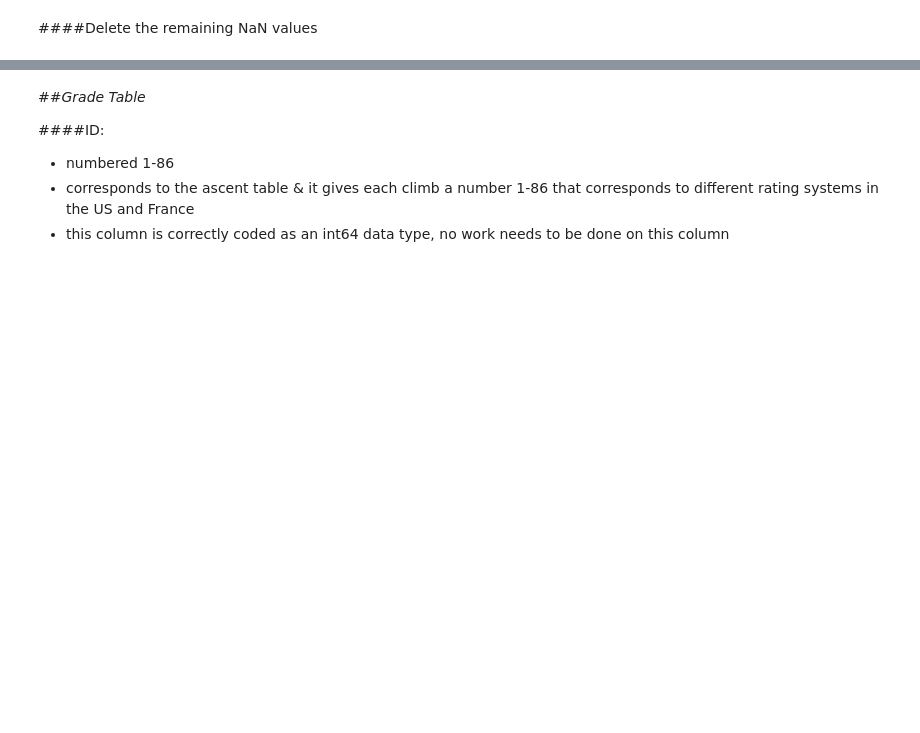
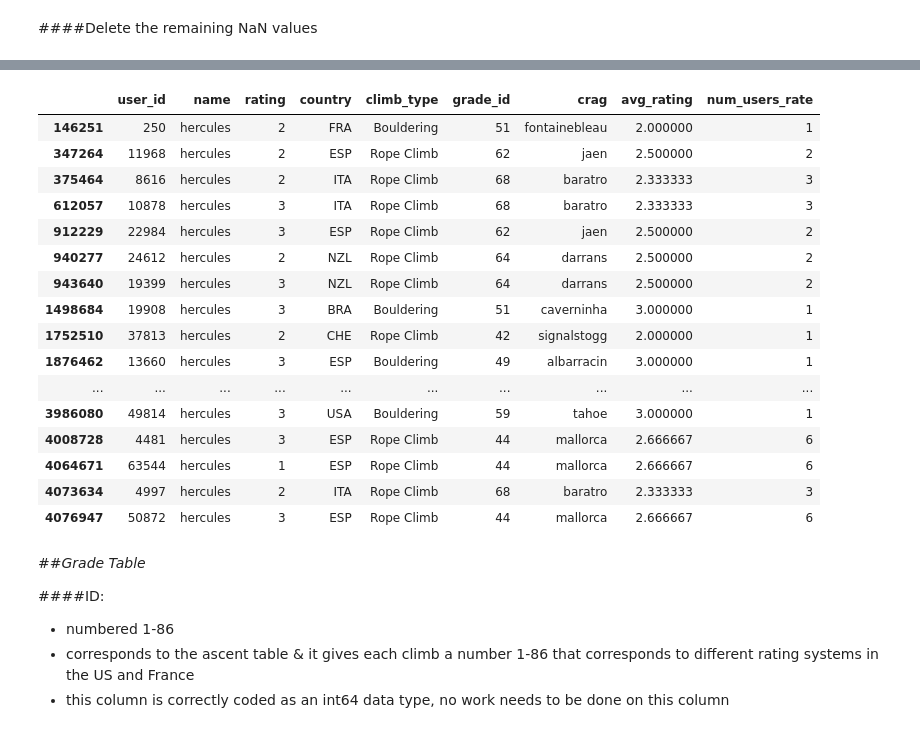
Before and after one commit to Colley-K/rock_climbing_recommendation_system, a Jupyter notebook: 8a_nu_data_cleaning.ipynb, the cells around one changed output, grey strips where cells are left out. Cells and saved outputs as stored; diff of their text form; code cells hidden in the pictures; blank space fills up the shorter version.

```diff
--- a/8a_nu_data_cleaning.ipynb
+++ b/8a_nu_data_cleaning.ipynb
@@ -620,3 +619,30 @@ sns.countplot(x="country", data=ascent, palette="autumn",
+# %%
+#creating a avgerage star rating per route column
+ascent['avg_rating'] = ascent.groupby(['name','crag','country'])['rating'].transform(lambda x: x.mean())
+# %%
+#creating a number of users that rated that route column
+ascent['num_users_rate'] = ascent.groupby(['name','crag'])['country'].transform(lambda x: x.count())
+# %%
+#double checking that the imputing, and 2 columns work
+ascent[ascent.name == "hercules"]
+# %% [output]
+|  | user_id | name | rating | country | climb_type | grade_id | crag | avg_rating | num_users_rate |
+| 146251 | 250 | hercules | 2 | FRA | Bouldering | 51 | fontainebleau | 2.000000 | 1 |
+| 347264 | 11968 | hercules | 2 | ESP | Rope Climb | 62 | jaen | 2.500000 | 2 |
+| 375464 | 8616 | hercules | 2 | ITA | Rope Climb | 68 | baratro | 2.333333 | 3 |
+| 612057 | 10878 | hercules | 3 | ITA | Rope Climb | 68 | baratro | 2.333333 | 3 |
+| 912229 | 22984 | hercules | 3 | ESP | Rope Climb | 62 | jaen | 2.500000 | 2 |
+| 940277 | 24612 | hercules | 2 | NZL | Rope Climb | 64 | darrans | 2.500000 | 2 |
+| 943640 | 19399 | hercules | 3 | NZL | Rope Climb | 64 | darrans | 2.500000 | 2 |
+| 1498684 | 19908 | hercules | 3 | BRA | Bouldering | 51 | caverninha | 3.000000 | 1 |
+| 1752510 | 37813 | hercules | 2 | CHE | Rope Climb | 42 | signalstogg | 2.000000 | 1 |
+| 1876462 | 13660 | hercules | 3 | ESP | Bouldering | 49 | albarracin | 3.000000 | 1 |
+| ... | ... | ... | ... | ... | ... | ... | ... | ... | ... |
+| 3986080 | 49814 | hercules | 3 | USA | Bouldering | 59 | tahoe | 3.000000 | 1 |
+| 4008728 | 4481 | hercules | 3 | ESP | Rope Climb | 44 | mallorca | 2.666667 | 6 |
+| 4064671 | 63544 | hercules | 1 | ESP | Rope Climb | 44 | mallorca | 2.666667 | 6 |
+| 4073634 | 4997 | hercules | 2 | ITA | Rope Climb | 68 | baratro | 2.333333 | 3 |
+| 4076947 | 50872 | hercules | 3 | ESP | Rope Climb | 44 | mallorca | 2.666667 | 6 |
 # %% [markdown]
 ##*Grade Table*
 
```
Also changed, not shown: parts of 43 cells of this notebook.
